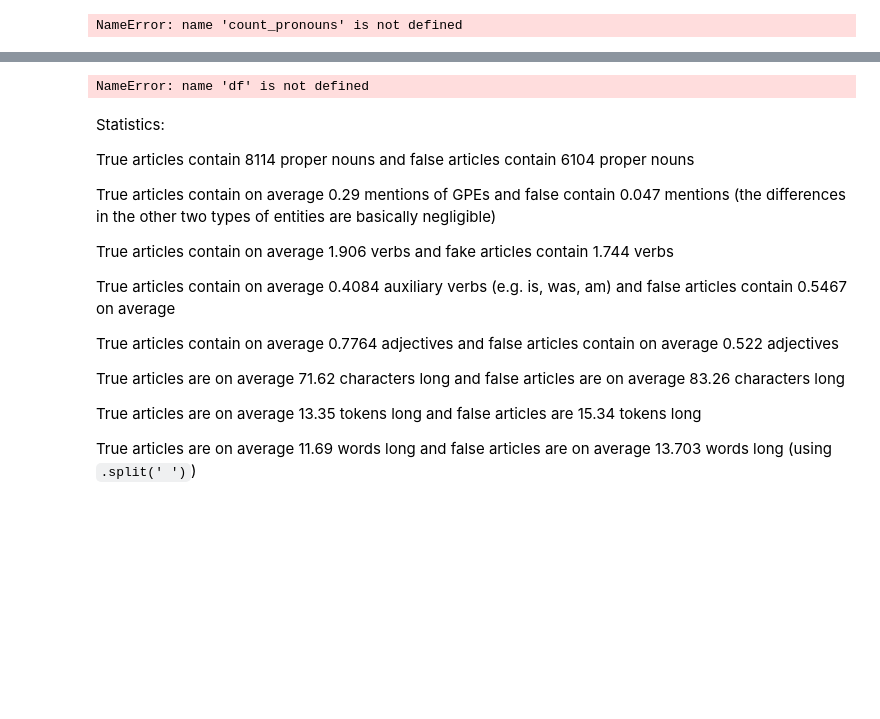
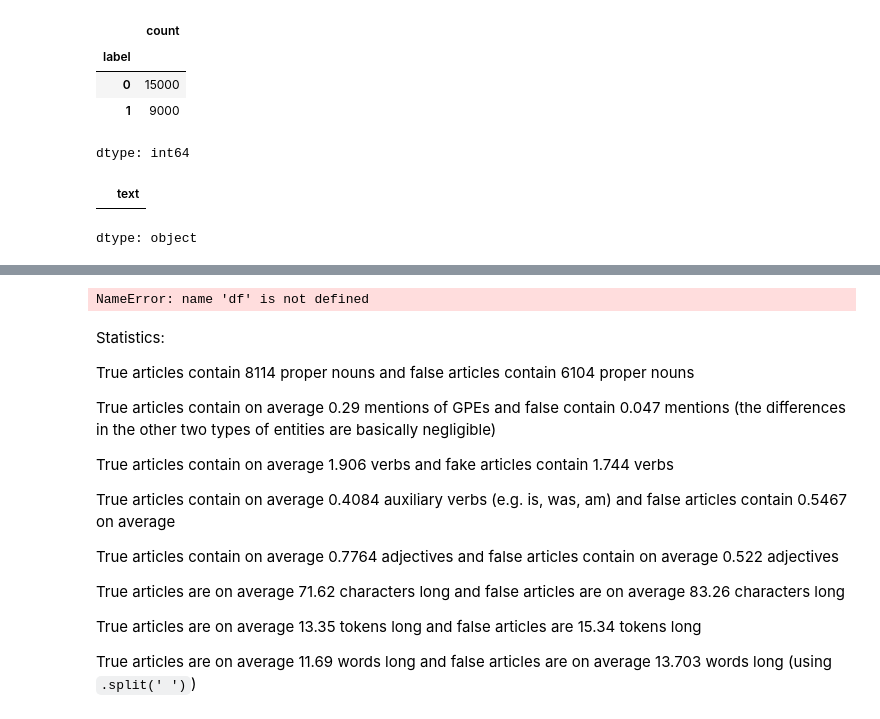
Before and after one commit to asdfasdasd314/satire-news-detector, a Jupyter notebook: Fake_news_detection.ipynb, the cells around one changed output, grey strips where cells are left out. Saved outputs shown, nothing was run; the diff lists cells and outputs as text; code cells hidden in the pictures; blank space fills up the shorter version.

```diff
--- a/Fake_news_detection.ipynb
+++ b/Fake_news_detection.ipynb
@@ -45,17 +47,23 @@ from scikeras.wrappers import KerasClassifier
 from tensorflow import keras
 from tensorflow.keras import layers
 # %%
-df = pd.read_csv("/content/drive/MyDrive/onion/OnionOrNot.csv")
+df = pd.read_csv("/content/drive/MyDrive/maker-portfolio-data/onion-data/OnionOrNot.csv")
 
 # Drop 6000 random rows to check if there is a problem with unbalanced data
 # class_0 = df[df['label'] == 0]
 
 # to_drop = class_0.sample(n=6000, random_state=42)
 
 # df_reduced = df.drop(to_drop.index)
 # df = df_reduced
 # -------------------------------------------------------------------------
 
 df.head()
 df.columns
 df['label'].value_counts()
+# %% [output]
+|  | count |
+| label |  |
+| 0 | 15000 |
+| 1 | 9000 |
+dtype: int64
@@ -147,3 +148,8 @@ bag = count_vector.fit_transform(df).toarray()
+# %%
+X_test_text[X_test_text.isna()]
+# %% [output]
+|  | text |
+dtype: object
 # %%
 X_train_pronouns, X_test_pronouns = count_pronouns(X_train_nlps), count_pronouns(X_test_nlps)
 X_train_people, X_test_people = count_people(X_train_nlps), count_people(X_test_nlps)
@@ -155,10 +161,8 @@ X_train_adjectives, X_test_adjectives = count_adjectives(X_train_nlps), count_ad
 X_train_characters, X_test_characters = count_characters(X_train_text), count_characters(X_test_text)
 X_train_tokens, X_test_tokens = count_tokens(X_train_nlps), count_tokens(X_test_nlps)
 X_train_exclamation, X_test_exclamation = count_exclamation(X_train_nlps), count_exclamation(X_train_nlps)
-X_train_quotes, X_test_quotes = count_quotes(X_train_nlps), count_qoutes(X_train_nlps)
-X_train_questions_marks, X_test_question_marks = count_question_marks(X_train_nlps), count_question_marks(X_train_nlps)
+X_train_quotes, X_test_quotes = count_quotes(X_train_nlps), count_quotes(X_train_nlps)
+X_train_question_marks, X_test_question_marks = count_question_marks(X_train_nlps), count_question_marks(X_train_nlps)
-# %% [output]
-NameError: name 'count_pronouns' is not defined
 # %%
 train_df = pd.DataFrame({
     'text': X_train_text,
```
Also changed, not shown: parts of 9 cells of this notebook.
